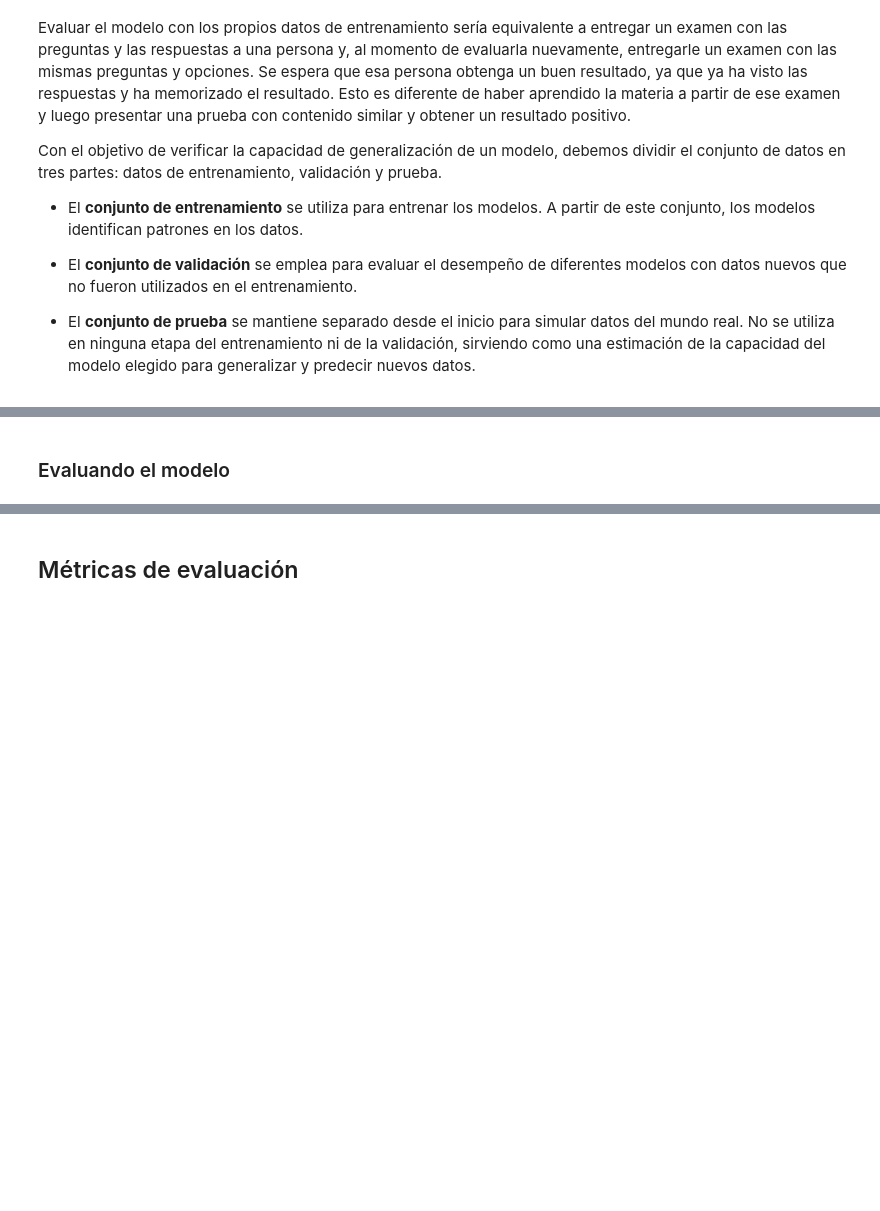
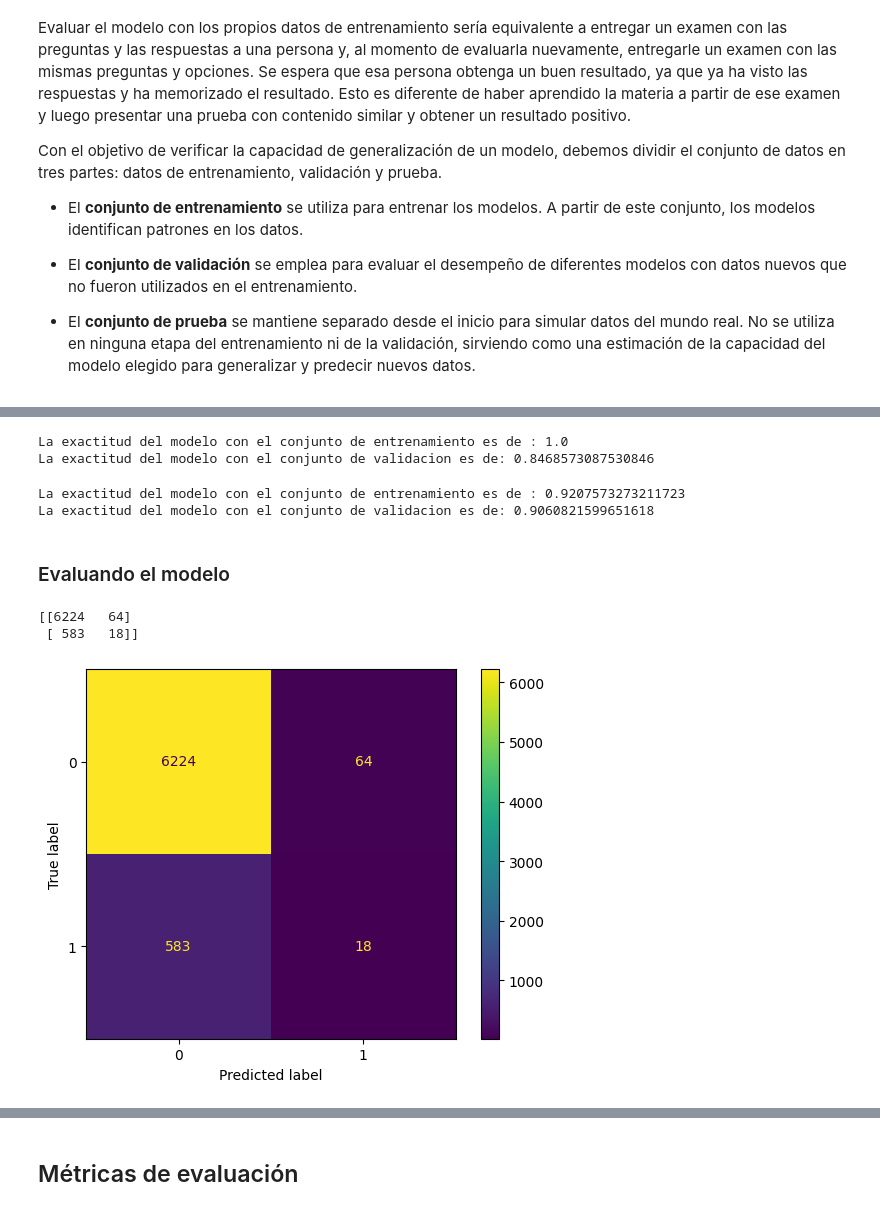
Before and after one commit to AngelTroncoso/ML_Alura, a Jupyter notebook: 7_Clasificacion_validacion_y_metricas.ipynb, the cells around one changed output, grey strips where cells are left out. Drawn from its saved outputs; the diff is of its cells as text; code cells hidden in the pictures; blank space fills up the shorter version.

```diff
--- a/7_Clasificacion_validacion_y_metricas.ipynb
+++ b/7_Clasificacion_validacion_y_metricas.ipynb
@@ -42,5 +57,29 @@ Con el objetivo de verificar la capacidad de generalización de un modelo, debem
 - El **conjunto de prueba** se mantiene separado desde el inicio para simular datos del mundo real. No se utiliza en ninguna etapa del entrenamiento ni de la validación, sirviendo como una estimación de la capacidad del modelo elegido para generalizar y predecir nuevos datos.
 # %% [markdown]
 <a href="https://ibb.co/9H2Z1HZ5"><img src="https://i.ibb.co/0yZs6ysb/datos-train-test.png" alt="datos-train-test" border="0"></a>
+# %%
+from sklearn.model_selection import train_test_split
+
+X,x_test,y,y_test = train_test_split(X,y,test_size=0.15,stratify=y,random_state=5)
+X_train,X_val,y_train,y_val = train_test_split(X,y,test_size=0.15,stratify=y,random_state=5)
+# %%
+#sin delimitar el arbol de desicion
+modelo = DecisionTreeClassifier()
+modelo.fit(X_train,y_train)
+print(f'La exactitud del modelo con el conjunto de entrenamiento es de : {modelo.score(X_train,y_train)}')
+print(f'La exactitud del modelo con el conjunto de validacion es de: {modelo.score(X_val,y_val)}')
+# %% [output]
+La exactitud del modelo con el conjunto de entrenamiento es de : 1.0
+La exactitud del modelo con el conjunto de validacion es de: 0.8468573087530846
+# %%
+#evaluaremos el modelo proporcioando una profundidad para que no vaya al 1000 y lo aprenda de memoria
+#la exactitud es un modelo que no dice mucho pues no sabemos con respecto a que es la medicion
+modelo = DecisionTreeClassifier(max_depth=10)
+modelo.fit(X_train,y_train)
+print(f'La exactitud del modelo con el conjunto de entrenamiento es de : {modelo.score(X_train,y_train)}')
+print(f'La exactitud del modelo con el conjunto de validacion es de: {modelo.score(X_val,y_val)}')
+# %% [output]
+La exactitud del modelo con el conjunto de entrenamiento es de : 0.9207573273211723
+La exactitud del modelo con el conjunto de validacion es de: 0.9060821599651618
 # %% [markdown]
 ### Evaluando el modelo
@@ -46,0 +88,7 @@ Con el objetivo de verificar la capacidad de generalización de un modelo, debem
+# %%
+y_previsto = modelo.predict(X_val)
+matriz_confusion = confusion_matrix(y_val,y_previsto)
+print(matriz_confusion)
+# %% [output]
+[[6224   64]
+ [ 583   18]]
@@ -46,0 +97,5 @@ Con el objetivo de verificar la capacidad de generalización de un modelo, debem
+# %%
+visualizacion = ConfusionMatrixDisplay(matriz_confusion)
+visualizacion.plot();
+# %% [output]
+[figure, added]
```
Also changed, not shown: parts of 31 cells of this notebook.
